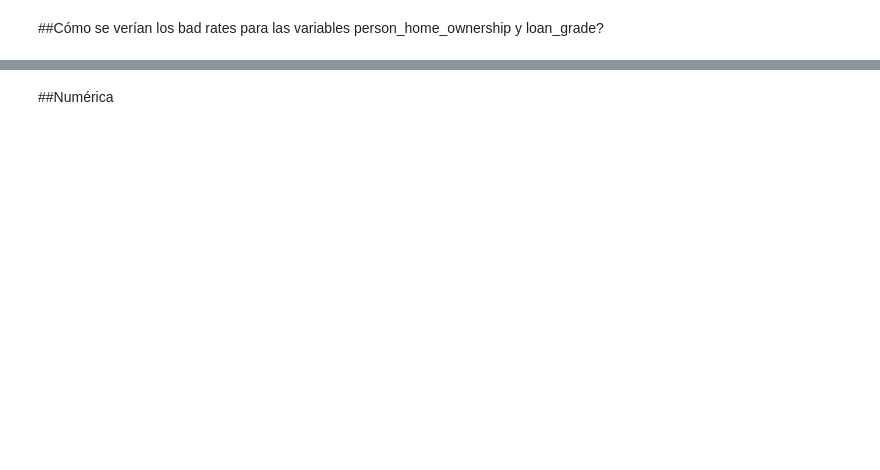
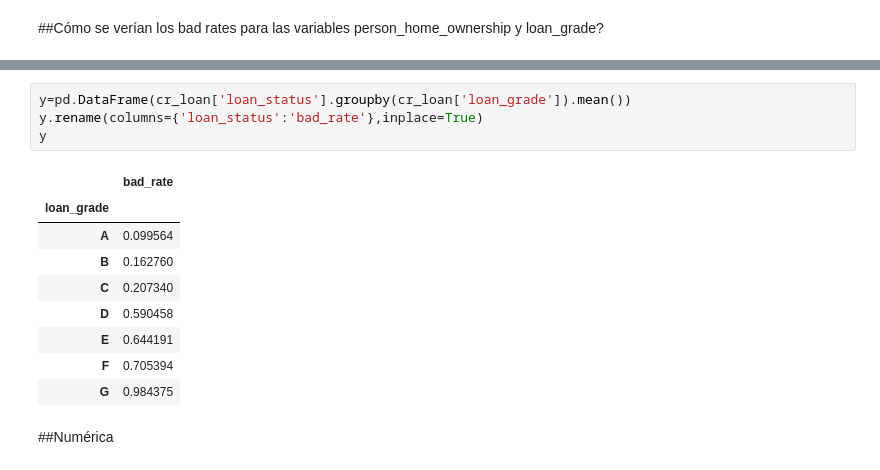
Before and after one commit to jpantojaj/CreditScoring, a Jupyter notebook: Sesion_3_NaiveModel.ipynb, the cells around one changed output, grey strips where cells are left out. Saved outputs shown, nothing was run; the diff lists cells and outputs as text; blank space fills up the shorter version.

```diff
--- a/Sesion_3_NaiveModel.ipynb
+++ b/Sesion_3_NaiveModel.ipynb
@@ -55,2 +128,16 @@ pd.merge(x, y, how='inner', on='loan_intent')
+# %%
+y=pd.DataFrame(cr_loan['loan_status'].groupby(cr_loan['loan_grade']).mean())
+y.rename(columns={'loan_status':'bad_rate'},inplace=True)
+y
+# %% [output]
+|  | bad_rate |
+| loan_grade |  |
+| A | 0.099564 |
+| B | 0.162760 |
+| C | 0.207340 |
+| D | 0.590458 |
+| E | 0.644191 |
+| F | 0.705394 |
+| G | 0.984375 |
 # %% [markdown]
 ##Numérica
```
Also changed, not shown: parts of 16 cells of this notebook.
